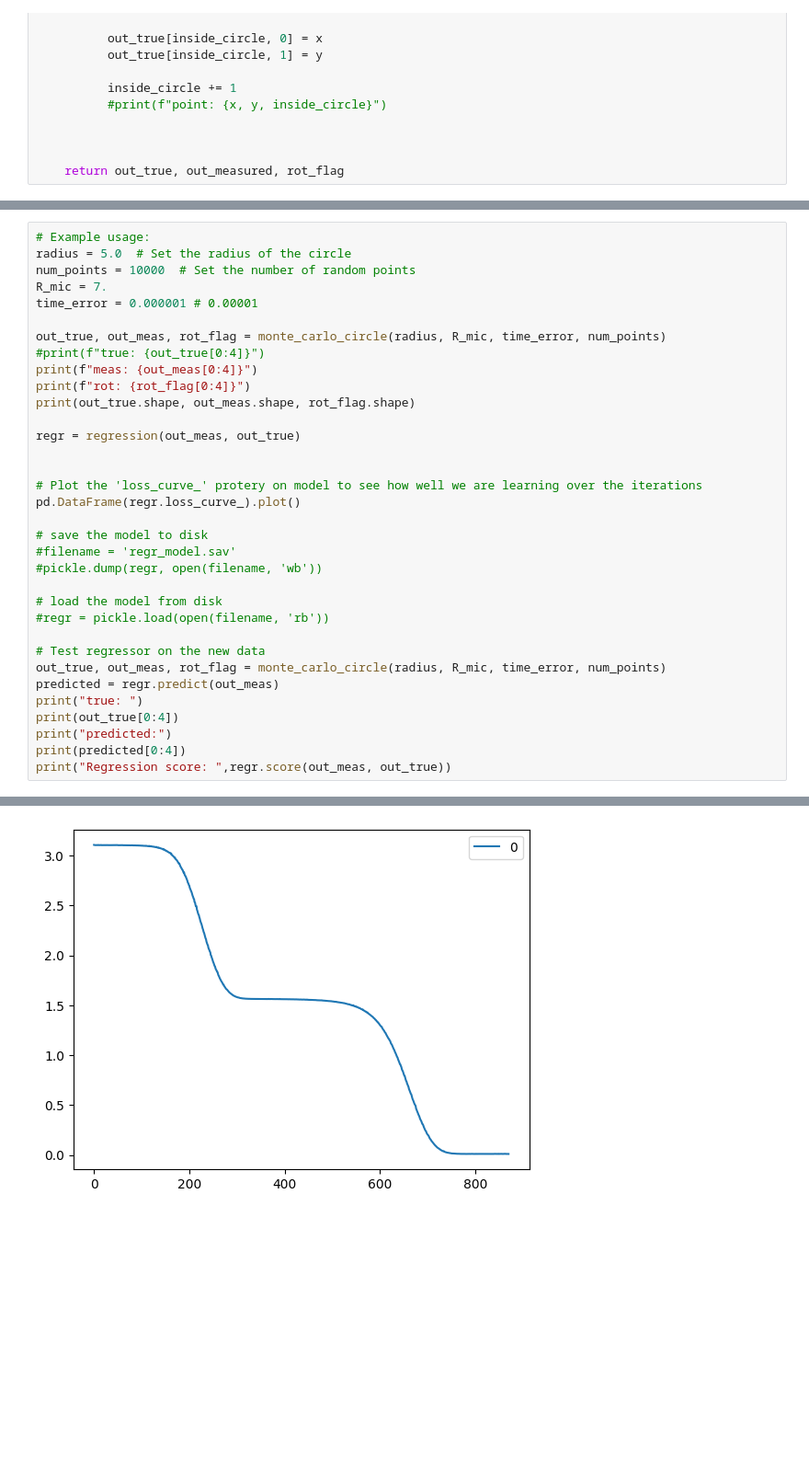
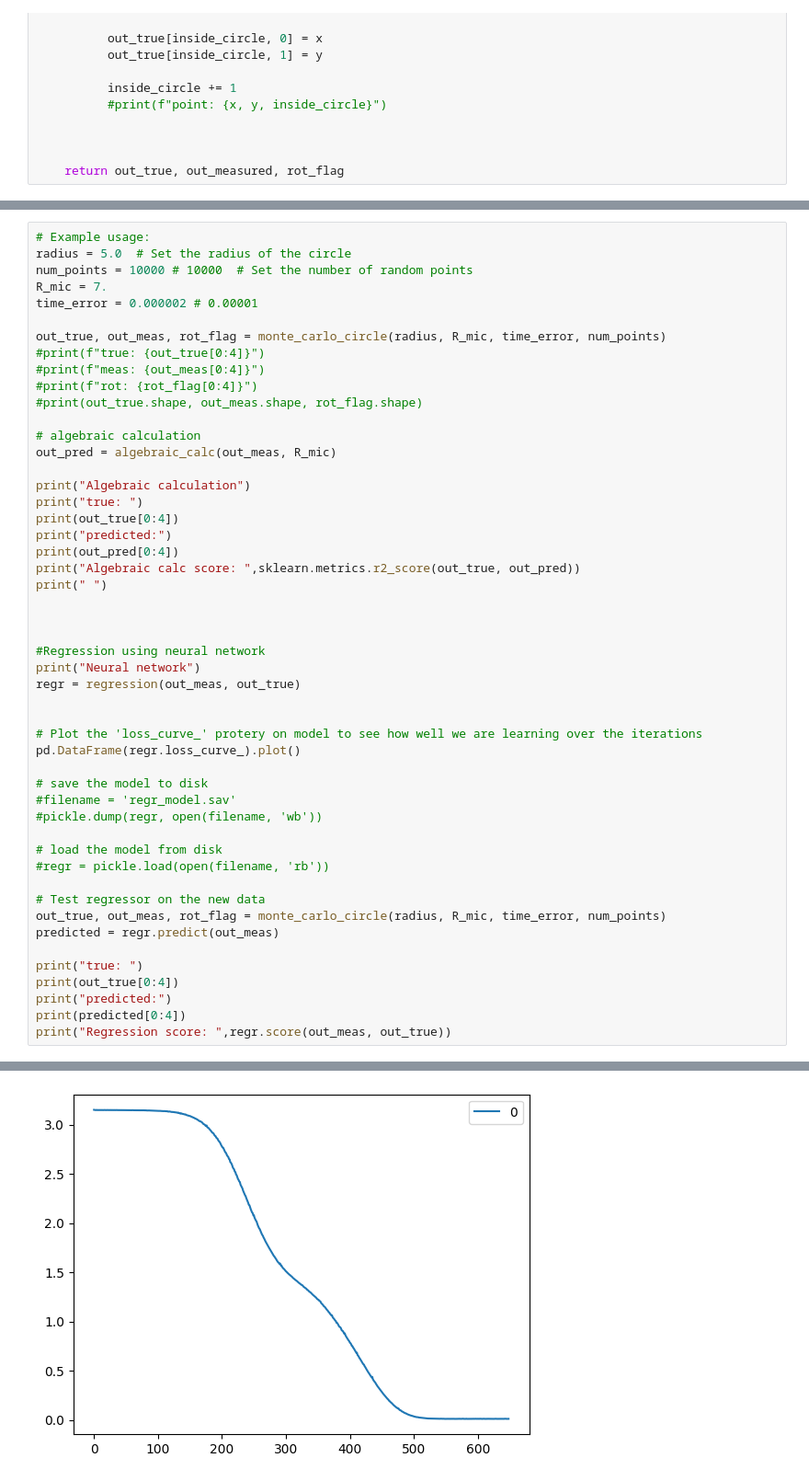
Before and after one commit to marcinwolter/tarcza, a Jupyter notebook: tarcza.ipynb, the cells around one changed output, grey strips where cells are left out. Shown at 92% size. Saved outputs shown, nothing was run; the diff lists cells and outputs as text; blank space fills up the shorter version.

```diff
--- a/tarcza.ipynb
+++ b/tarcza.ipynb
@@ -89,16 +141,31 @@ def regression(out_measured, out_true):
 # %%
 # Example usage:
 radius = 5.0  # Set the radius of the circle
-num_points = 10000  # Set the number of random points
+num_points = 10000 # 10000  # Set the number of random points
 R_mic = 7.
-time_error = 0.000001 # 0.00001
+time_error = 0.000002 # 0.00001
 
 out_true, out_meas, rot_flag = monte_carlo_circle(radius, R_mic, time_error, num_points)
 #print(f"true: {out_true[0:4]}")
-print(f"meas: {out_meas[0:4]}")
-print(f"rot: {rot_flag[0:4]}")
-print(out_true.shape, out_meas.shape, rot_flag.shape)
+#print(f"meas: {out_meas[0:4]}")
+#print(f"rot: {rot_flag[0:4]}")
+#print(out_true.shape, out_meas.shape, rot_flag.shape)
 
+# algebraic calculation
+out_pred = algebraic_calc(out_meas, R_mic)
+
+print("Algebraic calculation")
+print("true: ")
+print(out_true[0:4])
+print("predicted:")
+print(out_pred[0:4])
+print("Algebraic calc score: ",sklearn.metrics.r2_score(out_true, out_pred))
+print(" ")
+
+
+
+#Regression using neural network
+print("Neural network")
 regr = regression(out_meas, out_true)
 
 
@@ -115,6 +182,7 @@ pd.DataFrame(regr.loss_curve_).plot()
 # Test regressor on the new data
 out_true, out_meas, rot_flag = monte_carlo_circle(radius, R_mic, time_error, num_points)
 predicted = regr.predict(out_meas)
+
 print("true: ")
 print(out_true[0:4])
 print("predicted:")
@@ -141 +209 @@ Regression score:  0.9980158839685347
-[figure, old version]
+[figure, new version]
```
Also changed, not shown: parts of 5 cells of this notebook.
